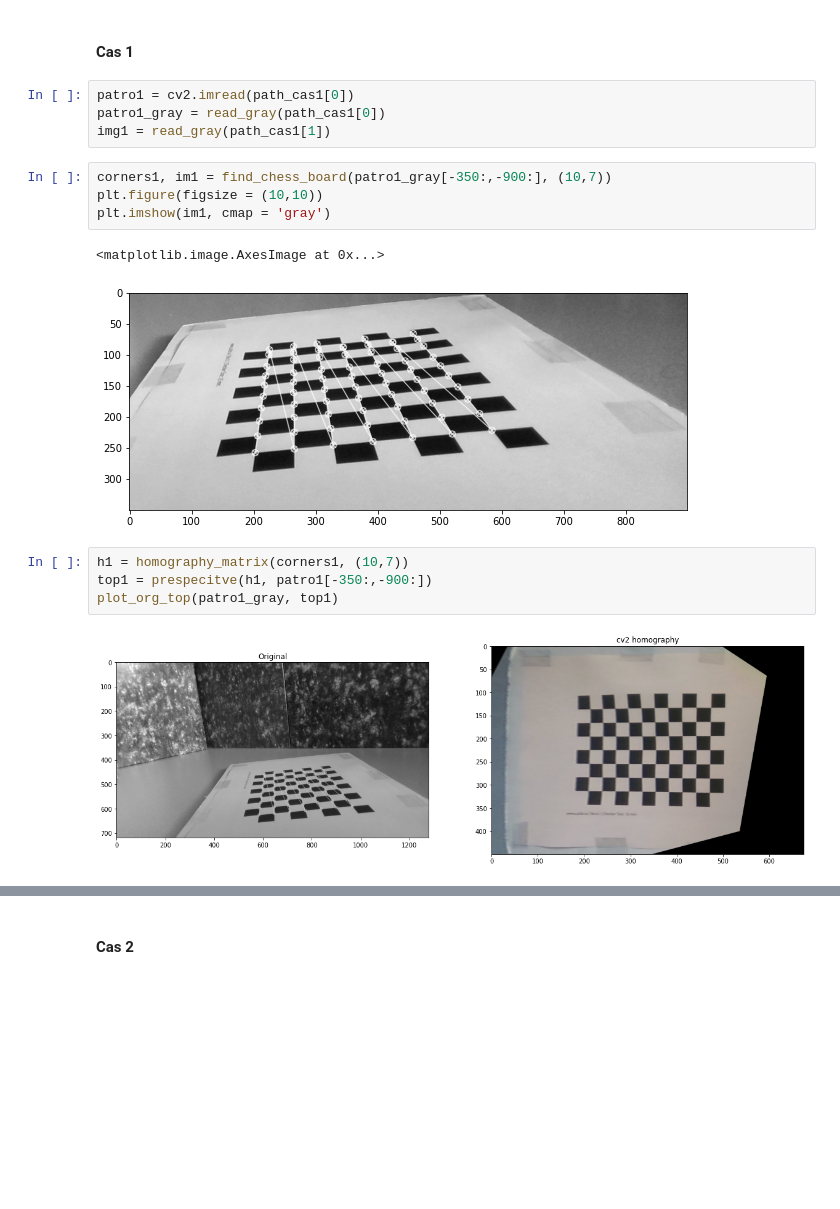
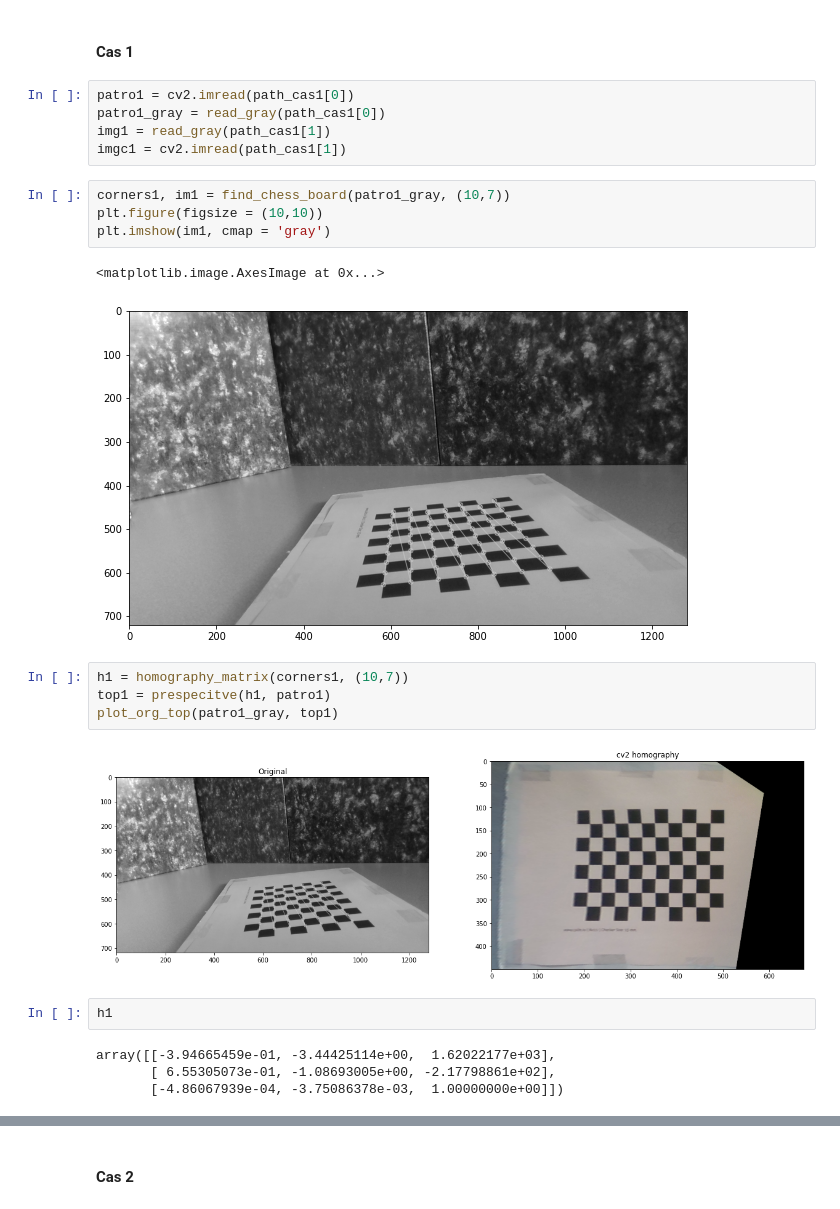
Before and after one commit to Stebf-22/CV---Notebooks, a Jupyter notebook: Practica 03/practica03.ipynb, the cells around one changed output, grey strips where cells are left out. Saved outputs shown, nothing was run; the diff lists cells and outputs as text; blank space fills up the shorter version.

```diff
--- a/Practica 03/practica03.ipynb
+++ b/Practica 03/practica03.ipynb
@@ -66,17 +109,24 @@ def canny_filter(img):
 patro1 = cv2.imread(path_cas1[0])
 patro1_gray = read_gray(path_cas1[0])
 img1 = read_gray(path_cas1[1])
+imgc1 = cv2.imread(path_cas1[1])
 # %%
-corners1, im1 = find_chess_board(patro1_gray[-350:,-900:], (10,7))
+corners1, im1 = find_chess_board(patro1_gray, (10,7))
 plt.figure(figsize = (10,10))
 plt.imshow(im1, cmap = 'gray')
 # %% [output]
 <matplotlib.image.AxesImage at 0x...>
-[figure, old version]
+[figure, new version]
 # %%
 h1 = homography_matrix(corners1, (10,7))
-top1 = prespecitve(h1, patro1[-350:,-900:])
+top1 = prespecitve(h1, patro1)
 plot_org_top(patro1_gray, top1)
 # %% [output]
-[figure, old version]
+[figure, new version]
+# %%
+h1
+# %% [output]
+array([[-3.94665459e-01, -3.44425114e+00,  1.62022177e+03],
+       [ 6.55305073e-01, -1.08693005e+00, -2.17798861e+02],
+       [-4.86067939e-04, -3.75086378e-03,  1.00000000e+00]])
 # %%
```
Also changed, not shown: parts of 26 cells of this notebook, 1 other file.
